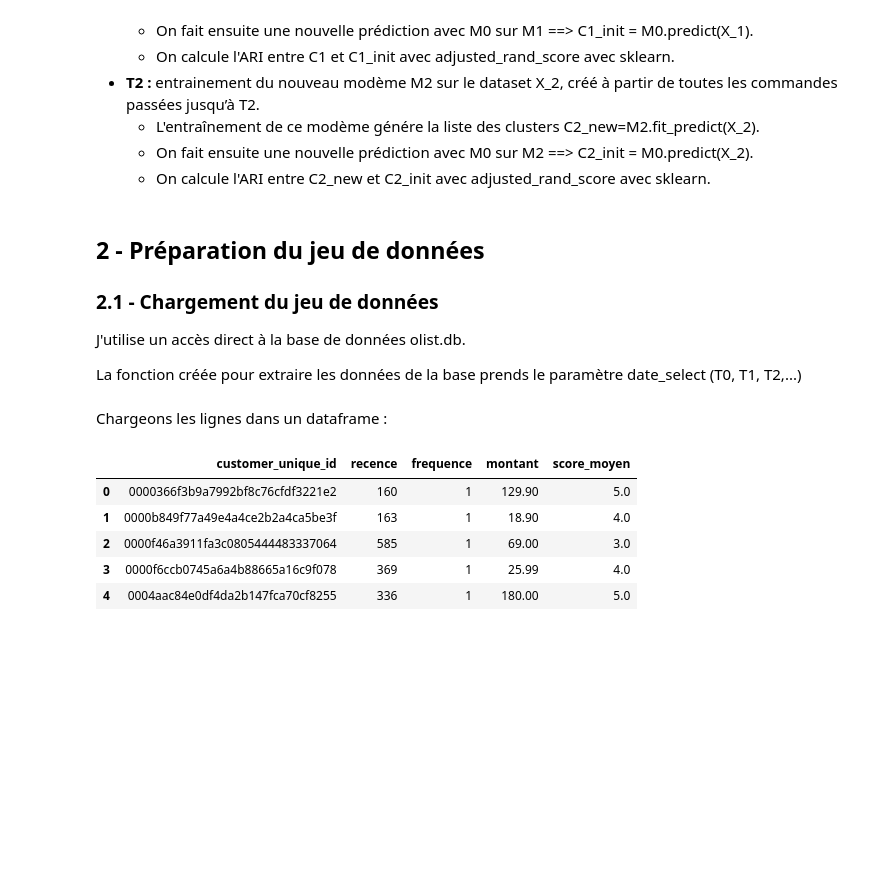
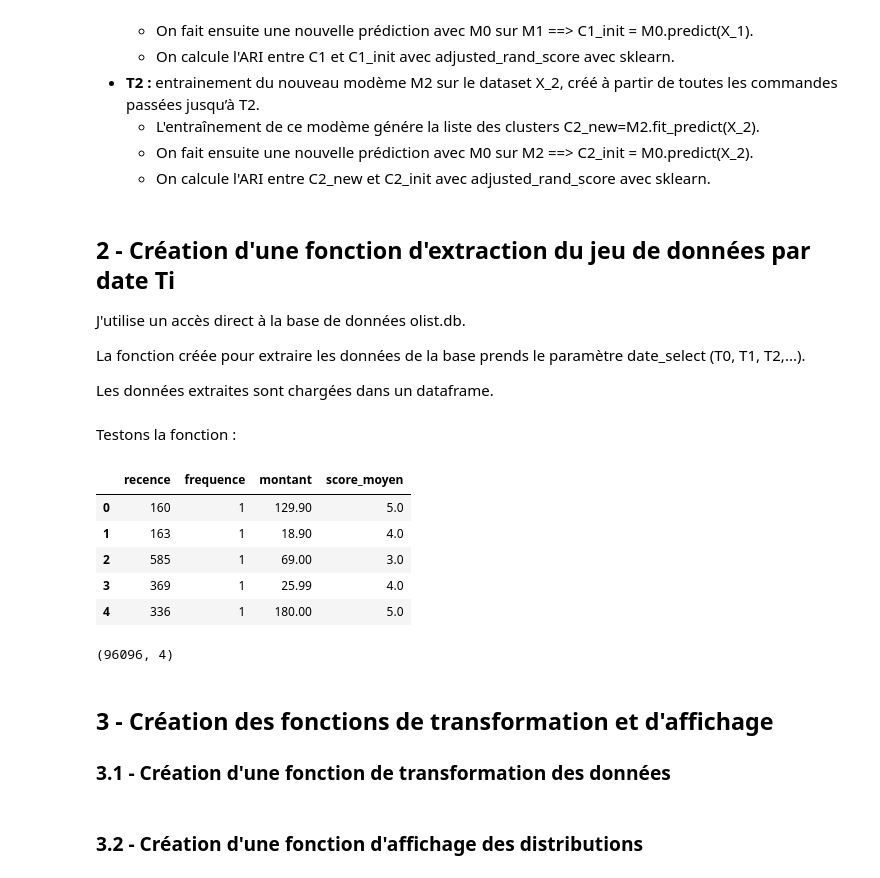
Before and after one commit to ludovic-source/Data_scientist_formation, a Jupyter notebook: projet_5/Projet_5_simulation.ipynb, the cells around one changed output. Saved outputs shown, nothing was run; the diff lists cells and outputs as text; code cells hidden in the pictures; blank space fills up the shorter version.

```diff
--- a/projet_5/Projet_5_simulation.ipynb
+++ b/projet_5/Projet_5_simulation.ipynb
@@ -109,11 +111,11 @@ Voici les étapes :
     - On fait ensuite une nouvelle prédiction avec M0 sur M2 ==> C2_init = M0.predict(X_2).
     - On calcule l'ARI entre C2_new et C2_init avec adjusted_rand_score avec sklearn.
 # %% [markdown]
-## 2 - Préparation du jeu de données
-
-### 2.1 - Chargement du jeu de données
+## 2 - Création d'une fonction d'extraction du jeu de données par date Ti
 
 J'utilise un accès direct à la base de données olist.db.
 
-La fonction créée pour extraire les données de la base prends le paramètre date_select (T0, T1, T2,...)
+La fonction créée pour extraire les données de la base prends le paramètre date_select (T0, T1, T2,...).
+
+Les données extraites sont chargées dans un dataframe.
 # %%
@@ -161,17 +205,23 @@ conn.close()
-# %% [markdown]
-Chargeons les lignes dans un dataframe :
+# %% [markdown]
+Testons la fonction :
 # %%
-# Obtenir les noms de colonnes
-columns = [description[0] for description in cursor.description]
-
-# Convertir en DataFrame
-df = pd.DataFrame(rows, columns=["customer_unique_id", "recence", "frequence", "montant", "score_moyen"])
+df = get_olist_data_per_order_purchase_timestamp("2018-10-17 17:30:18")
 
 df.head()
 # %% [output]
-|  | customer_unique_id | recence | frequence | montant | score_moyen |
-| 0 | 0000366f3b9a7992bf8c76cfdf3221e2 | 160 | 1 | 129.90 | 5.0 |
-| 1 | 0000b849f77a49e4a4ce2b2a4ca5be3f | 163 | 1 | 18.90 | 4.0 |
-| 2 | 0000f46a3911fa3c0805444483337064 | 585 | 1 | 69.00 | 3.0 |
-| 3 | 0000f6ccb0745a6a4b88665a16c9f078 | 369 | 1 | 25.99 | 4.0 |
-| 4 | 0004aac84e0df4da2b147fca70cf8255 | 336 | 1 | 180.00 | 5.0 |
+|  | recence | frequence | montant | score_moyen |
+| 0 | 160 | 1 | 129.90 | 5.0 |
+| 1 | 163 | 1 | 18.90 | 4.0 |
+| 2 | 585 | 1 | 69.00 | 3.0 |
+| 3 | 369 | 1 | 25.99 | 4.0 |
+| 4 | 336 | 1 | 180.00 | 5.0 |
+# %%
+df.shape
+# %% [output]
+(96096, 4)
+# %% [markdown]
+## 3 - Création des fonctions de transformation et d'affichage
+
+### 3.1 - Création d'une fonction de transformation des données
+# %% [markdown]
+### 3.2 - Création d'une fonction d'affichage des distributions
```
Also changed, not shown: parts of 5 cells of this notebook.
